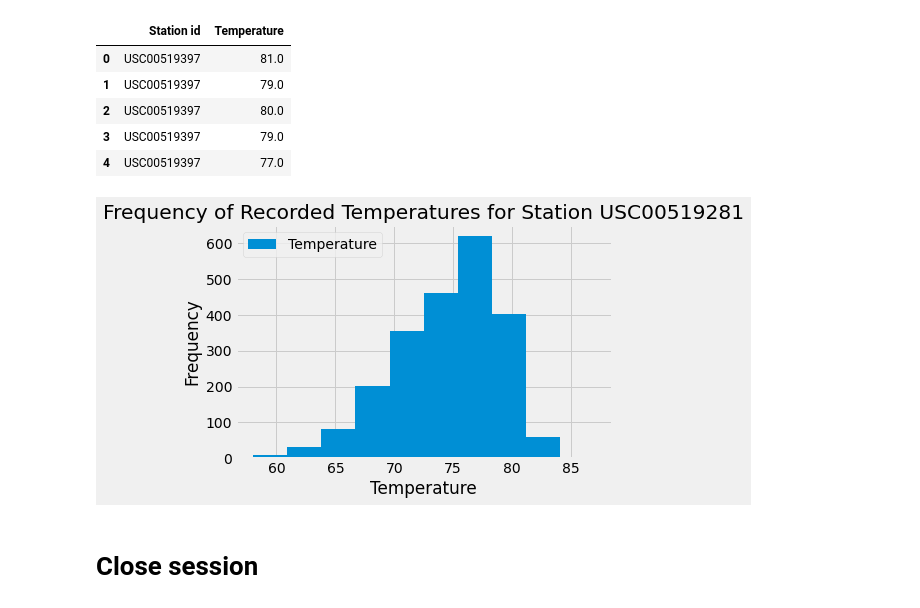
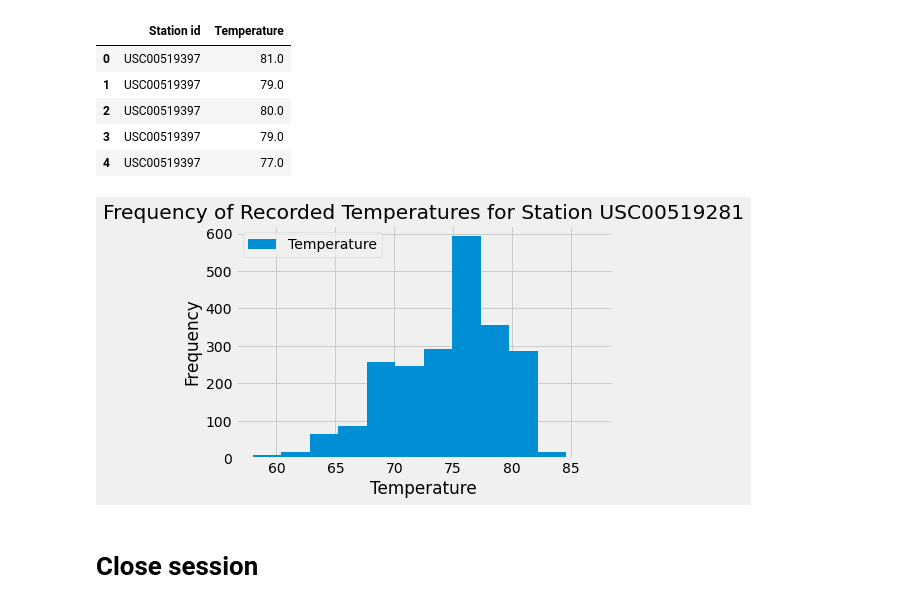
Before and after one commit to NinaPaljakkaCargo/sqlalchemy-challenge, a Jupyter notebook: climate_starter.ipynb, the cells around one changed output. Saved outputs shown, nothing was run; the diff lists cells and outputs as text; code cells hidden in the pictures.

Commit message:
graph edit

```diff
--- a/climate_starter.ipynb
+++ b/climate_starter.ipynb
@@ -138,13 +138,13 @@ temp_df.head()
 | 4 | USC00519397 | 77.0 |
 # %%
 #plot histogram
-temp_df.plot.hist(by=active_max)
+temp_df.plot.hist(by=active_max, bins=12)
 plt.xlabel('Temperature')
 plt.ylabel('Frequency')
 plt.title('Frequency of Recorded Temperatures for Station USC00519281')
 plt.show()
 # %% [output]
-[figure, old version]
+[figure, new version]
 # %% [markdown]
 # Close session
 # %%
```
